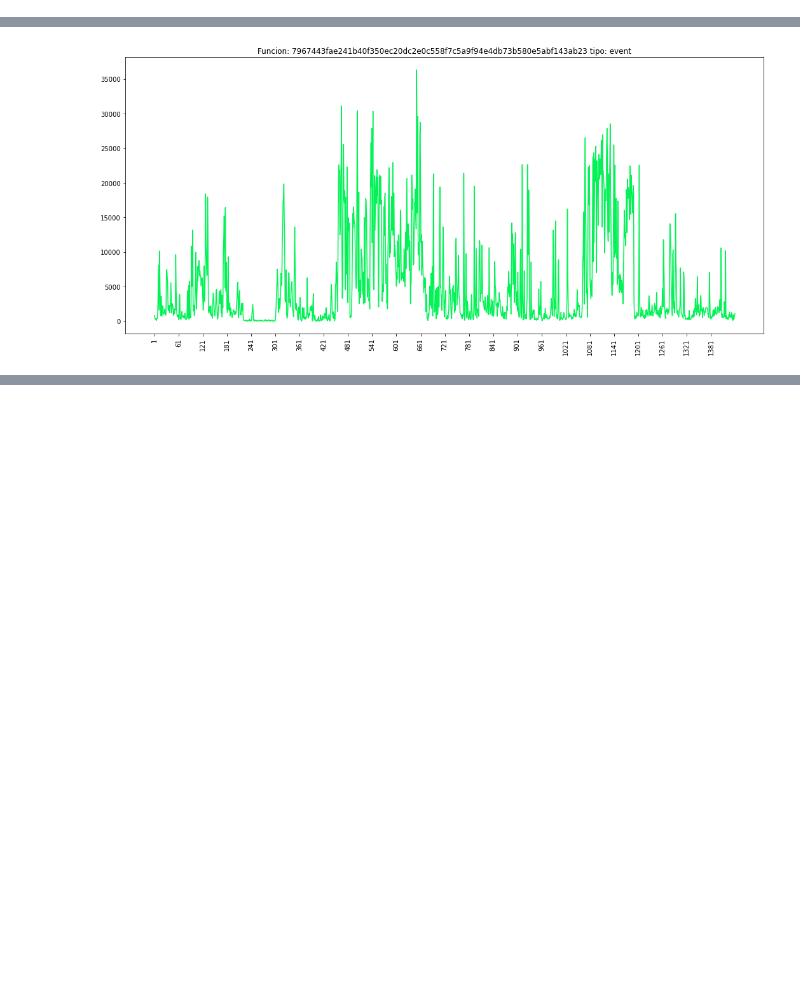
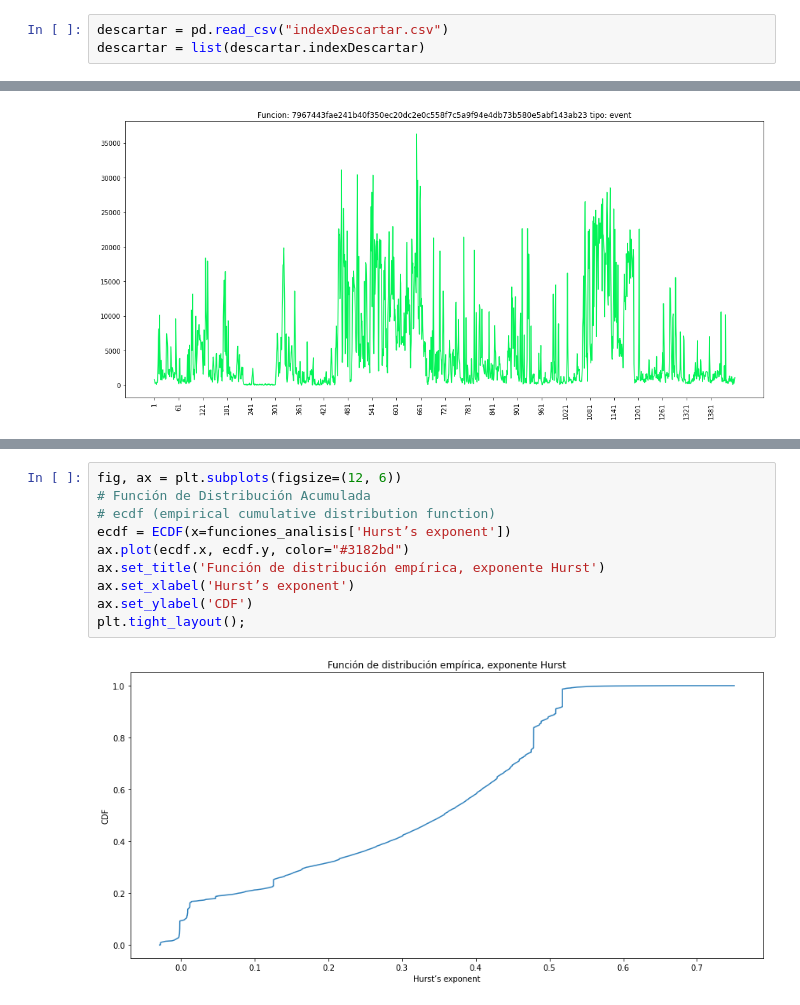
Before and after one commit to robinsonf214/Analisis_CVR, a Jupyter notebook: Preguntas.ipynb, the cells around one changed output, grey strips where cells are left out. Cells and saved outputs as stored; diff of their text form; blank space fills up the shorter version.

```diff
--- a/Preguntas.ipynb
+++ b/Preguntas.ipynb
@@ -448,0 +429,3 @@ mdia = dia.head(6)
+# %%
+descartar = pd.read_csv("indexDescartar.csv")
+descartar = list(descartar.indexDescartar)
@@ -800,0 +977,12 @@ for func in funciones_analisis.nlargest(5, 'Mean Absolute Deviation')['HashFunct
+# %%
+fig, ax = plt.subplots(figsize=(12, 6))
+# Función de Distribución Acumulada
+# ecdf (empirical cumulative distribution function)
+ecdf = ECDF(x=funciones_analisis['Hurst’s exponent'])
+ax.plot(ecdf.x, ecdf.y, color="#3182bd")
+ax.set_title('Función de distribución empírica, exponente Hurst')
+ax.set_xlabel('Hurst’s exponent')
+ax.set_ylabel('CDF')
+plt.tight_layout();
+# %% [output]
+[figure, added]
```
Also changed, not shown: parts of 60 cells of this notebook.
